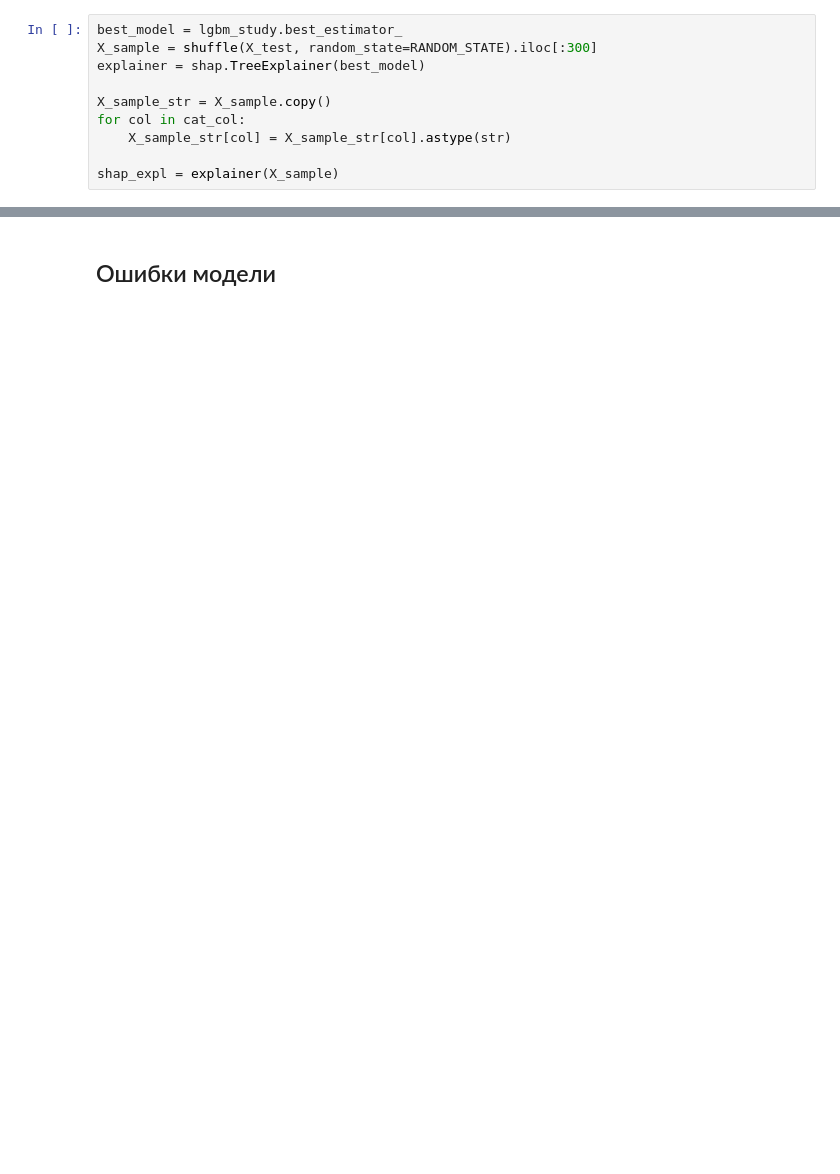
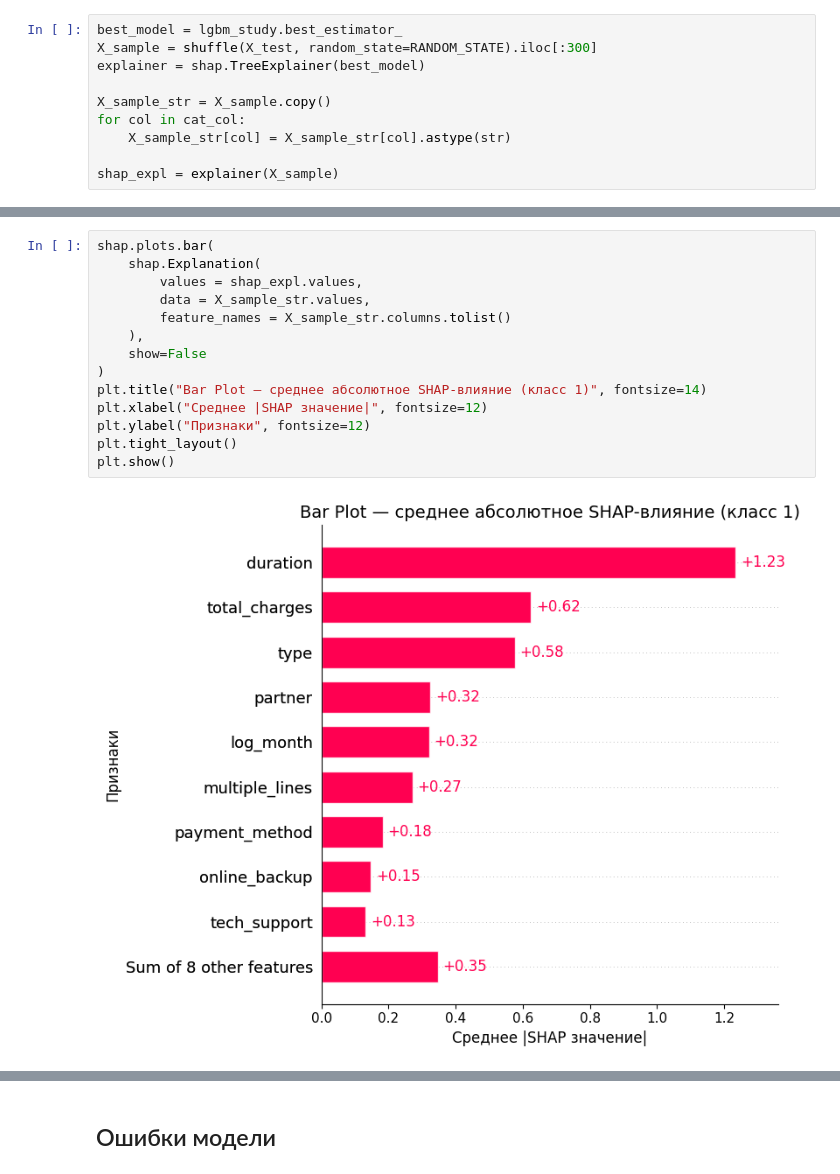
Before and after one commit to Labluda/Classification, a Jupyter notebook: notebooks/bin_class.ipynb, the cells around one changed output, grey strips where cells are left out. Saved outputs shown, nothing was run; the diff lists cells and outputs as text; blank space fills up the shorter version.

```diff
--- a/notebooks/ttteeesssttt.ipynb
+++ b/notebooks/bin_class.ipynb
@@ -1497,0 +1095,16 @@ plt.show()
+# %%
+shap.plots.bar(
+    shap.Explanation(
+        values = shap_expl.values,
+        data = X_sample_str.values,
+        feature_names = X_sample_str.columns.tolist()
+    ),
+    show=False
+)
+plt.title("Bar Plot — среднее абсолютное SHAP-влияние (класс 1)", fontsize=14)
+plt.xlabel("Среднее |SHAP значение|", fontsize=12)
+plt.ylabel("Признаки", fontsize=12)
+plt.tight_layout()
+plt.show()
+# %% [output]
+[figure, added]
```
Also changed, not shown: parts of 89 cells of this notebook.
